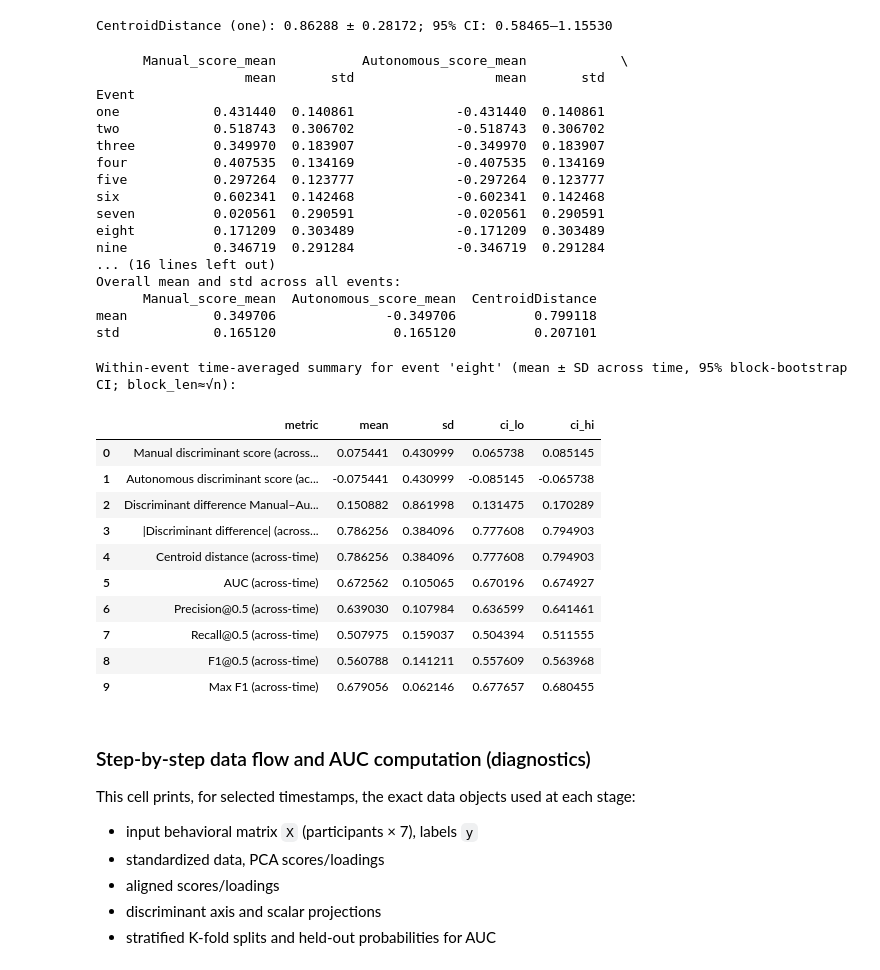
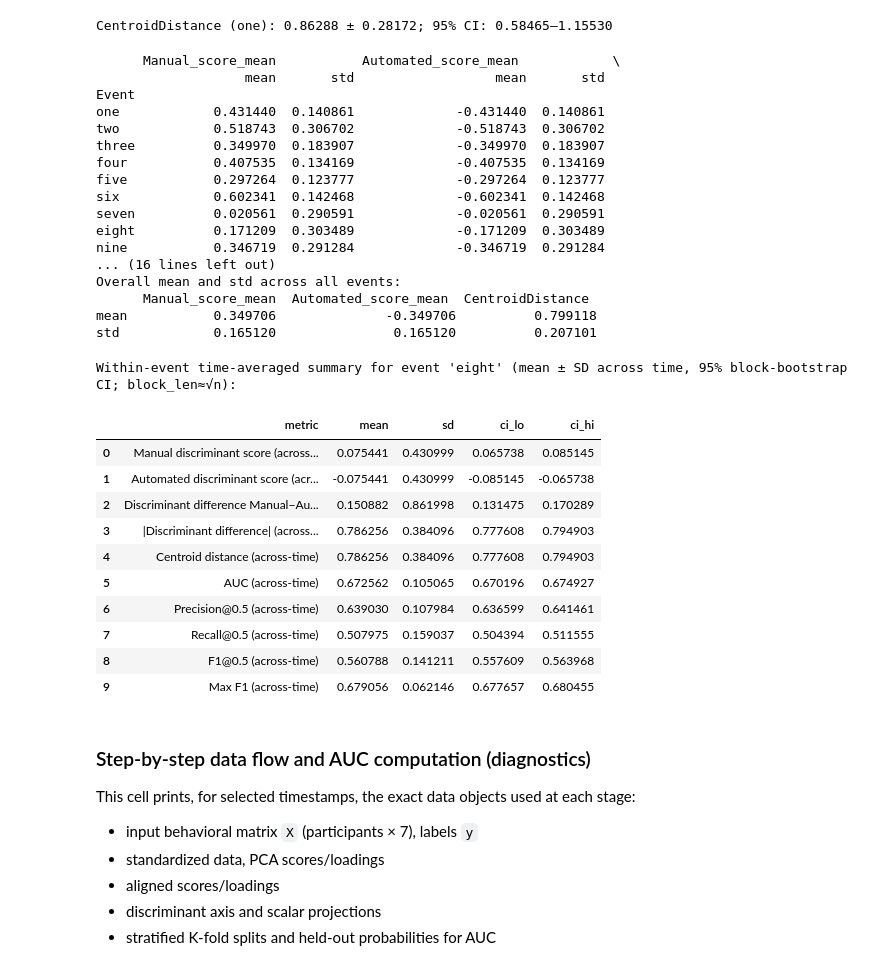
Before and after one commit to JohnMadrid/pca-driving-behavior, a Jupyter notebook: 5_discriminant_analysis.ipynb, the cells around one changed output. Drawn from its saved outputs; the diff is of its cells as text; code cells hidden in the pictures.

```diff
--- a/5_discriminant_analysis.ipynb
+++ b/5_discriminant_analysis.ipynb
@@ -1006,14 +1071,17 @@ def summarize_across_events(series: pd.Series) -> Dict[str, float]:
 
 # Per-time discriminant difference, then average its magnitude per event (to match centroid distance expectation)
 out_df = out_df.copy()
-out_df["disc_diff"] = out_df["Manual_score_mean"] - out_df["Autonomous_score_mean"]
+_legacy = {c: c.replace("Autonomous", "Automated") for c in out_df.columns if "Autonomous" in c}
+if _legacy:
+    out_df.rename(columns=_legacy, inplace=True)
+out_df["disc_diff"] = out_df["Manual_score_mean"] - out_df["Automated_score_mean"]
 
 # Per-event means across time (for appendix/table), then summarize across events
 per_event = out_df.groupby("Event").agg({
     "Manual_score_mean": "mean",
-    "Autonomous_score_mean": "mean",
+    "Automated_score_mean": "mean",
     "CentroidDistance": "mean",
-    "disc_diff": lambda x: float(np.mean(np.abs(x))),  # mean |Manual − Autonomous|
+    "disc_diff": lambda x: float(np.mean(np.abs(x))),  # mean |Manual − Automated|
     "AUC": "mean",
     "precision_0p5": "mean",
     "recall_0p5": "mean",
@@ -1024,24 +1092,24 @@ per_event = out_df.groupby("Event").agg({
 # Per-event average magnitudes of group means across time
 mag_df = out_df.groupby("Event").agg(
     Manual_mag=("Manual_score_mean", lambda x: float(np.mean(np.abs(x)))),
-    Auto_mag=("Autonomous_score_mean", lambda x: float(np.mean(np.abs(x))))
+    Auto_mag=("Automated_score_mean", lambda x: float(np.mean(np.abs(x))))
 ).reset_index()
 per_event = per_event.merge(mag_df, on="Event", how="left")
 
-# Calculation: Signed discriminant difference (Manual − Autonomous) using per-time magnitude average
+# Calculation: Signed discriminant difference (Manual − Automated) using per-time magnitude average
 per_event.rename(columns={"disc_diff": "Disc_diff_abs_mean"}, inplace=True)
 
-# Orient group means per event so Manual is positive and Autonomous negative
+# Orient group means per event so Manual is positive and Automated negative
 event_sign = out_df.groupby("Event")["disc_diff"].mean().apply(lambda x: 1.0 if x >= 0 else -1.0)
 per_event = per_event.merge(event_sign.rename("event_sign"), on="Event", how="left")
 per_event["Manual_score_mean_oriented"] = per_event["Manual_score_mean"] * per_event["event_sign"]
-per_event["Autonomous_score_mean_oriented"] = per_event["Autonomous_score_mean"] * per_event["event_sign"]
+per_event["Automated_score_mean_oriented"] = per_event["Automated_score_mean"] * per_event["event_sign"]
 
 # Add to summary: also include |Disc_diff_signed| (magnitude) as "abs_disc_diff"
 summary: Dict[str, Dict[str, float]] = {
-    # Report average magnitudes (so Manual + Autonomous ≈ |Manual − Autonomous| when means are symmetric)
+    # Report average magnitudes (so Manual + Automated ≈ |Manual − Automated| when means are symmetric)
     "manual_disc": summarize_across_events(per_event["Manual_mag"]),
-    "auto_disc": summarize_across_events(-per_event["Auto_mag"]), # make Autonomous negative for consistency
+    "auto_disc": summarize_across_events(-per_event["Auto_mag"]), # make Automated negative for consistency
     "disc_diff_abs_mean": summarize_across_events(per_event["Disc_diff_abs_mean"]),
     "centroid_distance": summarize_across_events(per_event["CentroidDistance"]),
     "auc_mean": summarize_across_events(per_event["AUC"]),
@@ -1077,8 +1145,8 @@ def _as_table(label: str, stats: Dict[str, float]) -> Dict[str, float]:
 
 summary_table = pd.DataFrame([
     _as_table("Manual disc. score (event means → across-event)", summary["manual_disc"]),
-    _as_table("Autonomous disc. score (event means → across-event)", summary["auto_disc"]),
-    _as_table("|Manual − Autonomous| disc. difference (per-time avg → per-event)", summary["disc_diff_abs_mean"]),
+    _as_table("Automated disc. score (event means → across-event)", summary["auto_disc"]),
+    _as_table("|Manual − Automated| disc. difference (per-time avg → per-event)", summary["disc_diff_abs_mean"]),
     _as_table("Centroid distance (event means → across-event)", summary["centroid_distance"]),
     _as_table("AUC (event means → across-event)", summary["auc_mean"]),
     _as_table("Precision@0.5 (event means → across-event)", summary["precision_mean_0p5"]),
@@ -1158,41 +1226,41 @@ print(f"CentroidDistance (one): {disc_mean:.5f} ± {disc_sd:.5f}; 95% CI: {ci_lo
 # %% [output]
 CentroidDistance (one): 0.86288 ± 0.28172; 95% CI: 0.58465–1.15530
 # %%
-# Mean and std of Manual, Autonomous discriminant scores, and Centroid distance, across events
-# Manual scores always positive, Autonomous always negative
+# Mean and std of Manual, Automated discriminant scores, and Centroid distance, across events
+# Manual scores always positive, Automated always negative
 
 event_order = ['one', 'two', 'three', 'four', 'five', 'six', 'seven', 'eight', 'nine', 'ten']
 
 event_stats = (
     out_df.groupby(['Event'])[
-        ['Manual_score_mean', 'Autonomous_score_mean', 'CentroidDistance']
+        ['Manual_score_mean', 'Automated_score_mean', 'CentroidDistance']
     ]
     .agg(['mean', 'std'])
     .reindex(event_order, level='Event', axis=0)
 )
 
-# Update: make manual scores always positive, autonomous always negative
+# Update: make manual scores always positive, automated always negative
 event_stats[('Manual_score_mean', 'mean')] = event_stats[('Manual_score_mean', 'mean')].abs()
-event_stats[('Autonomous_score_mean', 'mean')] = -event_stats[('Autonomous_score_mean', 'mean')].abs()
+event_stats[('Automated_score_mean', 'mean')] = -event_stats[('Automated_score_mean', 'mean')].abs()
 # CentroidDistance stays as is, since it's typically positive
 
 print(event_stats)
 
 # Print the overall mean and std (across all events)
 overall_manual = event_stats[('Manual_score_mean', 'mean')].abs()
-overall_auto = -event_stats[('Autonomous_score_mean', 'mean')].abs()
+overall_auto = -event_stats[('Automated_score_mean', 'mean')].abs()
 overall_centroid = event_stats[('CentroidDistance', 'mean')]
 
 overall_stats = pd.DataFrame({
     'Manual_score_mean': [overall_manual.mean(), overall_manual.std()],
-    'Autonomous_score_mean': [overall_auto.mean(), overall_auto.std()],
+    'Automated_score_mean': [overall_auto.mean(), overall_auto.std()],
     'CentroidDistance': [overall_centroid.mean(), overall_centroid.std()],
 }, index=['mean', 'std'])
 
 print("\nOverall mean and std across all events:")
 print(overall_stats)
 # %% [output]
-      Manual_score_mean           Autonomous_score_mean            \
+      Manual_score_mean           Automated_score_mean            \
                    mean       std                  mean       std
 Event
 one            0.431440  0.140861             -0.431440  0.140861
@@ -1206,7 +1274,7 @@ eight          0.171209  0.303489             -0.171209  0.303489
 nine           0.346719  0.291284             -0.346719  0.291284
 ... (16 lines left out)
 Overall mean and std across all events:
-      Manual_score_mean  Autonomous_score_mean  CentroidDistance
+      Manual_score_mean  Automated_score_mean  CentroidDistance
 mean           0.349706              -0.349706          0.799118
 std            0.165120               0.165120          0.207101
 # %%
@@ -1234,13 +1302,13 @@ if out_df1["Event"].nunique() > 1:
         return {"mean": mean, "sd": sd, "ci_lo": ci_lo, "ci_hi": ci_hi}
 
     ev_df = out_df1.copy()
-    # Discriminant differences across time (Manual − Autonomous)
-    disc_diff_signed = ev_df["Manual_score_mean"] - ev_df["Autonomous_score_mean"]
+    # Discriminant differences across time (Manual − Automated)
+    disc_diff_signed = ev_df["Manual_score_mean"] - ev_df["Automated_score_mean"]
     disc_diff_abs = disc_diff_signed.abs()
 
     within = {
         "manual_disc": summarize_time_series(ev_df["Manual_score_mean"]),
-        "auto_disc": summarize_time_series(ev_df["Autonomous_score_mean"]),
+        "auto_disc": summarize_time_series(ev_df["Automated_score_mean"]),
         "disc_diff_signed": summarize_time_series(disc_diff_signed),
         "disc_diff_abs": summarize_time_series(disc_diff_abs),
         "centroid_distance": summarize_time_series(ev_df["CentroidDistance"]),
@@ -1254,36 +1322,36 @@ if out_df1["Event"].nunique() > 1:
     def _row(label: str, stats: dict) -> dict:
         return {
             "metric": label,
             "mean": stats["mean"],
             "sd": stats["sd"],
             "ci_lo": stats["ci_lo"],
             "ci_hi": stats["ci_hi"],
         }
 
     within_table = pd.DataFrame([
         _row("Manual discriminant score (across-time)", within["manual_disc"]),
-        _row("Autonomous discriminant score (across-time)", within["auto_disc"]),
-        _row("Discriminant difference Manual−Autonomous (signed, across-time)", within["disc_diff_signed"]),
+        _row("Automated discriminant score (across-time)", within["auto_disc"]),
+        _row("Discriminant difference Manual−Automated (signed, across-time)", within["disc_diff_signed"]),
         _row("|Discriminant difference| (across-time)", within["disc_diff_abs"]),
         _row("Centroid distance (across-time)", within["centroid_distance"]),
         _row("AUC (across-time)", within["auc_mean"]),
         _row("Precision@0.5 (across-time)", within["precision_mean_0p5"]),
         _row("Recall@0.5 (across-time)", within["recall_mean_0p5"]),
         _row("F1@0.5 (across-time)", within["f1_mean_0p5"]),
         _row("Max F1 (across-time)", within["f1_mean_max"]),
     ])
 
     print(f"Within-event time-averaged summary for event '{ev_name}' (mean ± SD across time, 95% block-bootstrap CI; block_len≈√n):")
     try:
         from IPython.display import display
         display(within_table)
     except Exception:
         print(within_table.to_string(index=False))
 # %% [output]
 Within-event time-averaged summary for event 'eight' (mean ± SD across time, 95% block-bootstrap CI; block_len≈√n):
 |  | metric | mean | sd | ci_lo | ci_hi |
 | 0 | Manual discriminant score (across... | 0.075441 | 0.430999 | 0.065738 | 0.085145 |
-| 1 | Autonomous discriminant score (ac... | -0.075441 | 0.430999 | -0.085145 | -0.065738 |
+| 1 | Automated discriminant score (acr... | -0.075441 | 0.430999 | -0.085145 | -0.065738 |
 | 2 | Discriminant difference Manual−Au... | 0.150882 | 0.861998 | 0.131475 | 0.170289 |
 | 3 | |Discriminant difference| (across... | 0.786256 | 0.384096 | 0.777608 | 0.794903 |
 | 4 | Centroid distance (across-time) | 0.786256 | 0.384096 | 0.777608 | 0.794903 |
```
Also changed, not shown: parts of 11 cells of this notebook, 1 other file.
